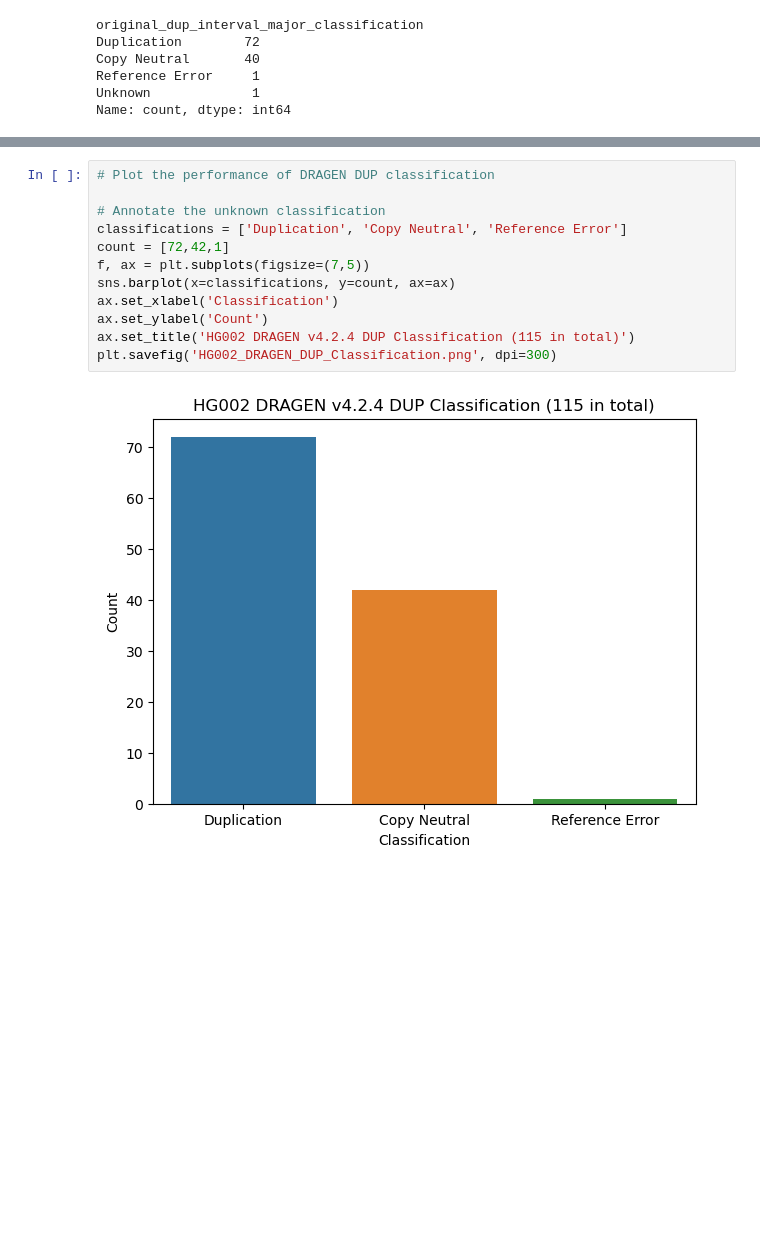
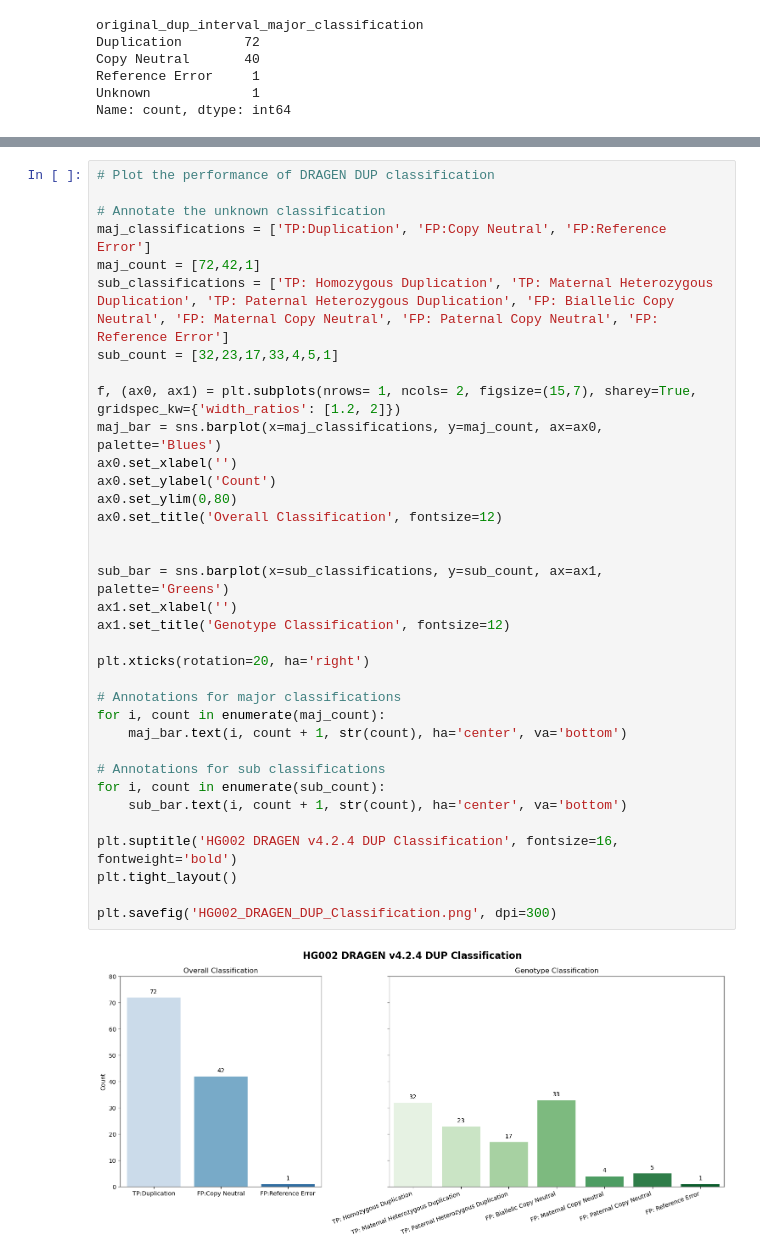
Before and after one commit to broadinstitute/T2T-ACE, a Jupyter notebook: notebooks/dup_dev.ipynb, the cells around one changed output, grey strips where cells are left out. Cells and saved outputs as stored; diff of their text form; blank space fills up the shorter version.

```diff
--- a/notebooks/dup_dev.ipynb
+++ b/notebooks/dup_dev.ipynb
@@ -434,14 +432,37 @@ Name: count, dtype: int64
 # %%
 # Plot the performance of DRAGEN DUP classification
 
 # Annotate the unknown classification
-classifications = ['Duplication', 'Copy Neutral', 'Reference Error']
-count = [72,42,1]
-f, ax = plt.subplots(figsize=(7,5))
-sns.barplot(x=classifications, y=count, ax=ax)
-ax.set_xlabel('Classification')
-ax.set_ylabel('Count')
-ax.set_title('HG002 DRAGEN v4.2.4 DUP Classification (115 in total)')
+maj_classifications = ['TP:Duplication', 'FP:Copy Neutral', 'FP:Reference Error']
+maj_count = [72,42,1]
+sub_classifications = ['TP: Homozygous Duplication', 'TP: Maternal Heterozygous Duplication', 'TP: Paternal Heterozygous Duplication', 'FP: Biallelic Copy Neutral', 'FP: Maternal Copy Neutral', 'FP: Paternal Copy Neutral', 'FP: Reference Error']
+sub_count = [32,23,17,33,4,5,1]
+
+f, (ax0, ax1) = plt.subplots(nrows= 1, ncols= 2, figsize=(15,7), sharey=True, gridspec_kw={'width_ratios': [1.2, 2]})
+maj_bar = sns.barplot(x=maj_classifications, y=maj_count, ax=ax0, palette='Blues')
+ax0.set_xlabel('')
+ax0.set_ylabel('Count')
+ax0.set_ylim(0,80)
+ax0.set_title('Overall Classification', fontsize=12)
+
+
+sub_bar = sns.barplot(x=sub_classifications, y=sub_count, ax=ax1, palette='Greens')
+ax1.set_xlabel('')
+ax1.set_title('Genotype Classification', fontsize=12)
+
+plt.xticks(rotation=20, ha='right')
+
+# Annotations for major classifications
+for i, count in enumerate(maj_count):
+    maj_bar.text(i, count + 1, str(count), ha='center', va='bottom')
+
+# Annotations for sub classifications
+for i, count in enumerate(sub_count):
+    sub_bar.text(i, count + 1, str(count), ha='center', va='bottom')
+
+plt.suptitle('HG002 DRAGEN v4.2.4 DUP Classification', fontsize=16, fontweight='bold')
+plt.tight_layout()
+
 plt.savefig('HG002_DRAGEN_DUP_Classification.png', dpi=300)
 # %% [output]
-[figure, old version]
+[figure, new version]
```
Also changed, not shown: parts of 4 cells of this notebook, 1 other file.
